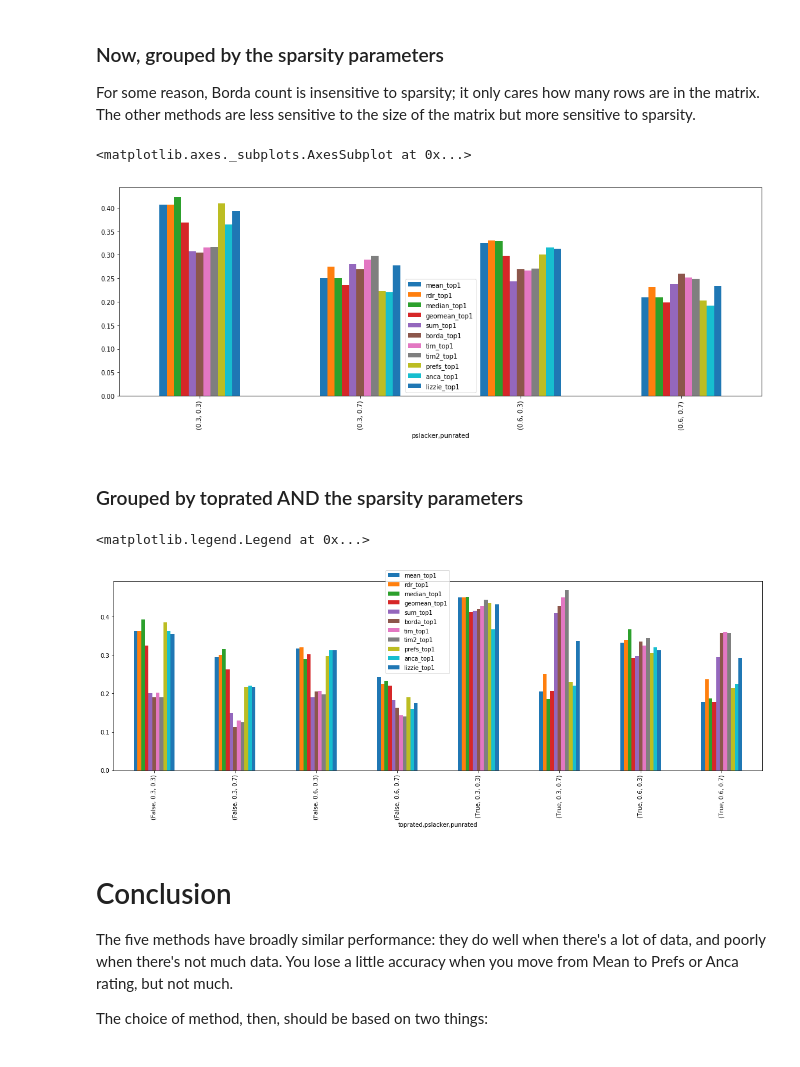
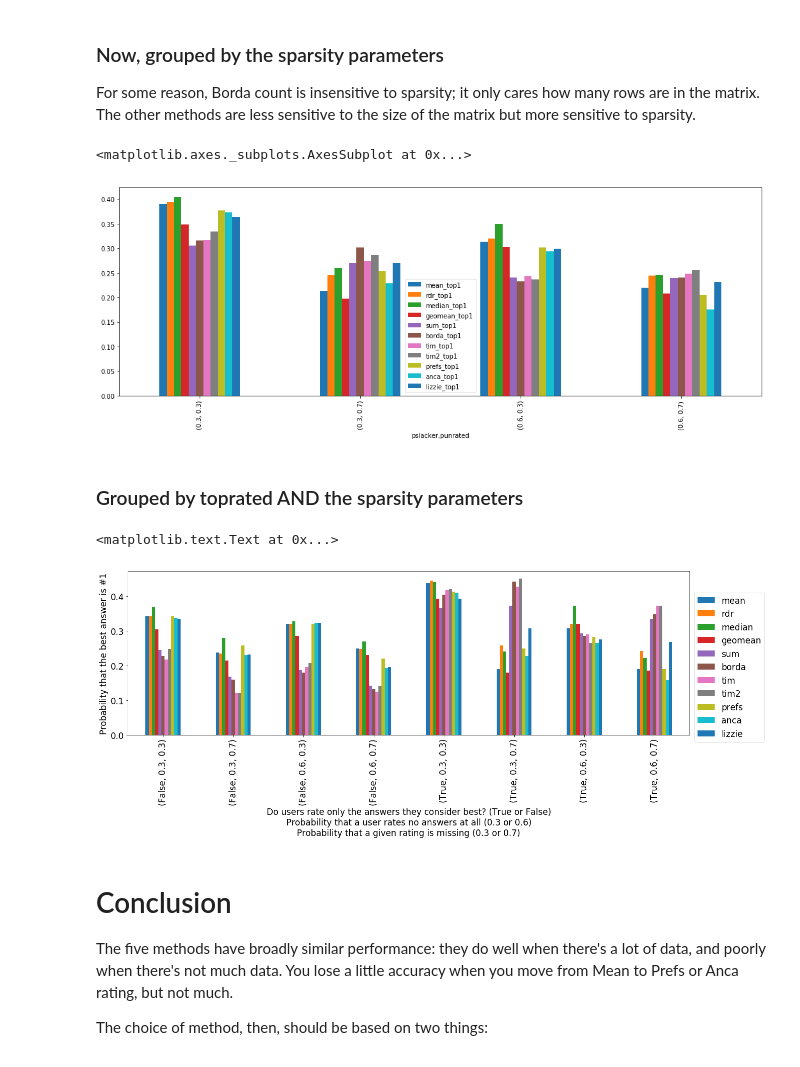
Before and after one commit to lizziesilver/Reranking, a Jupyter notebook: RankSynthetic.ipynb, the cells around one changed output. Drawn from its saved outputs; the diff is of its cells as text; code cells hidden in the pictures.

```diff
--- a/RankSynthetic.ipynb
+++ b/RankSynthetic.ipynb
@@ -822,5 +821,5 @@ dfe.to_csv("sim_7.csv")
 # %%
-df = pd.read_csv("sim_7.csv", index_col=0)
+df = pd.read_csv("sim_9.csv", index_col=0)
 # %% [markdown]
 ## Plan for analysis:
 
@@ -947,19 +946,24 @@ fig, ax = plt.subplots(figsize=(18,6))
 means.plot.bar(ax=ax)
 # %% [output]
 <matplotlib.axes._subplots.AxesSubplot at 0x...>
-[figure, old version]
+[figure, new version]
 # %% [markdown]
 ### Grouped by toprated AND the sparsity parameters
 # %%
+plt.rcParams.update({'font.size': 17})
 gp3 = df.groupby(['toprated', 'pslacker','punrated' ])[[ m + "_top1" for m in methods ]]
 means = gp3.mean()
 errors = gp3.std()
 fig, ax = plt.subplots(figsize=(20,6))
 means.plot.bar(ax=ax)
-plt.legend(bbox_to_anchor=(0.53, 0.5), bbox_transform=plt.gcf().transFigure)
+plt.legend(bbox_to_anchor=(.9, 0.8), bbox_transform=plt.gcf().transFigure, labels=methods)
+plt.xlabel('Do users rate only the answers they consider best? (True or False)\n' +
+           'Probability that a user rates no answers at all (0.3 or 0.6)\n' +
+           'Probability that a given rating is missing (0.3 or 0.7)')
+plt.ylabel('Probability that the best answer is #1')
 # %% [output]
-<matplotlib.legend.Legend at 0x...>
+<matplotlib.text.Text at 0x...>
-[figure, old version]
+[figure, new version]
 # %% [markdown]
 # Conclusion
 
```
Also changed, not shown: parts of 11 cells of this notebook, 2 other files.
